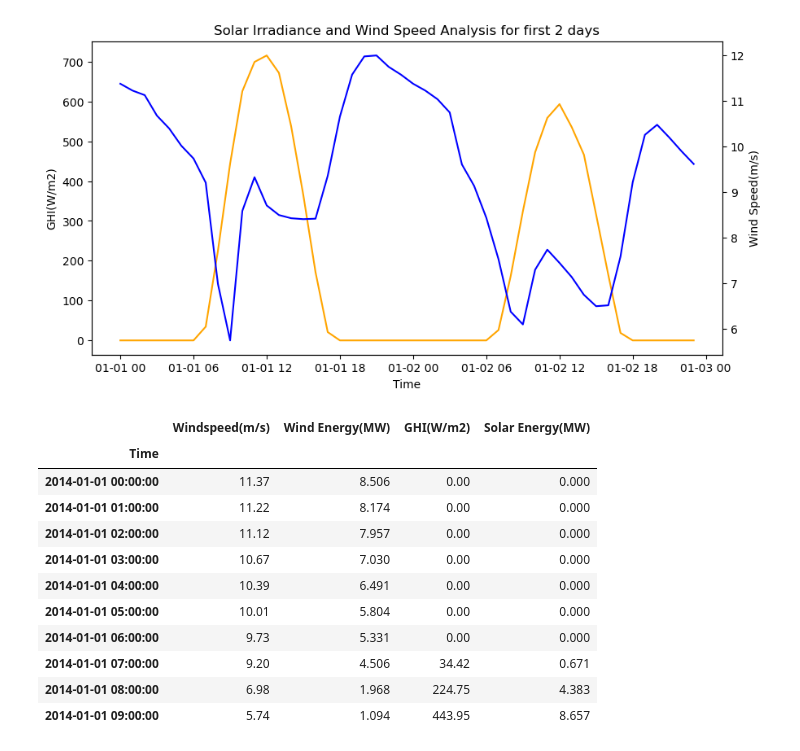
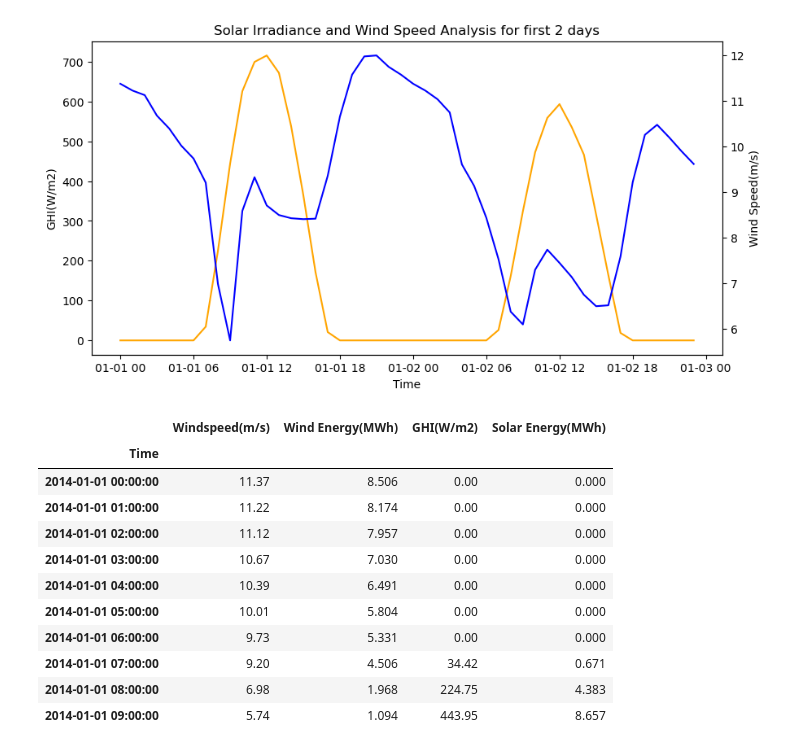
Before and after one commit to Adarsh-0704/green-h2-yield, a Jupyter notebook: notebooks/01_data_exploration.ipynb, the cells around one changed output. Cells and saved outputs as stored; diff of their text form; code cells hidden in the pictures.

```diff
--- a/notebooks/01_data_exploration.ipynb
+++ b/notebooks/01_data_exploration.ipynb
@@ -48,32 +48,32 @@ plt.show()
 # %%
 ## Hybrid Plant Power Calculation
 
 # Plant Capacities
-sol_AC_cap_MW = 20
-sol_DC_cap_MW = 25
-wind_cap_MW = 10
-battery_cap_MW = 25
+sol_AC_cap_MWh = 20
+sol_DC_cap_MWh = 25
+wind_cap_MWh = 10
+battery_cap_MWh = 25
 
 sol_PR = 0.78 # Performance Ratio for Solar
 
-sol_DC_output = sol_DC_cap_MW * (df['GHI(W/m2)'] / 1000) * solar_PR
-df['Solar Energy(MW)'] = sol_DC_output.clip(upper=sol_AC_cap_MW) # Inverter clipping
+sol_DC_output = sol_DC_cap_MWh * (df['GHI(W/m2)'] / 1000) * solar_PR
+df['Solar Energy(MWh)'] = sol_DC_output.clip(upper=sol_AC_cap_MWh) # Inverter clipping
 
 velo = df['Windspeed(m/s)']
 
 # Defining boundaries for calculation of wind energy
 wind_energy_rules = [(velo < 3), (velo >= 3) & (velo < 12),
                      (12 >= velo) & (velo <= 25), (velo > 25)]
-wind_energy_results = [0 , wind_cap_MW * ((velo / 12) ** 3), # below 3(m/s) very slow and above 25 dangerous
-                       wind_cap_MW , 0]                      # therefore at those they are fixed to 0
+wind_energy_results = [0 , wind_cap_MWh * ((velo / 12) ** 3), # below 3(m/s) very slow and above 25 dangerous
+                       wind_cap_MWh , 0]                      # therefore at those they are fixed to 0
 
-df['Wind Energy(MW)'] = np.select(wind_energy_rules, wind_energy_results, default=0)
+df['Wind Energy(MWh)'] = np.select(wind_energy_rules, wind_energy_results, default=0)
 
-df['Total Energy(MW)'] = df['Solar Energy(MW)'] + df['Wind Energy(MW)']
+df['Total Energy(MWh)'] = df['Solar Energy(MW)'] + df['Wind Energy(MW)']
 
-df[['Windspeed(m/s)' , 'Wind Energy(MW)' , 'GHI(W/m2)' , 'Solar Energy(MW)']].head(10).round(3)
+df[['Windspeed(m/s)' , 'Wind Energy(MWh)' , 'GHI(W/m2)' , 'Solar Energy(MWh)']].head(10).round(3)
 # %% [output]
-|  | Windspeed(m/s) | Wind Energy(MW) | GHI(W/m2) | Solar Energy(MW) |
+|  | Windspeed(m/s) | Wind Energy(MWh) | GHI(W/m2) | Solar Energy(MWh) |
 | Time |  |  |  |  |
 | 2014-01-01 00:00:00 | 11.37 | 8.506 | 0.00 | 0.000 |
 | 2014-01-01 01:00:00 | 11.22 | 8.174 | 0.00 | 0.000 |
```
Also changed, not shown: parts of 1 cell of this notebook.
